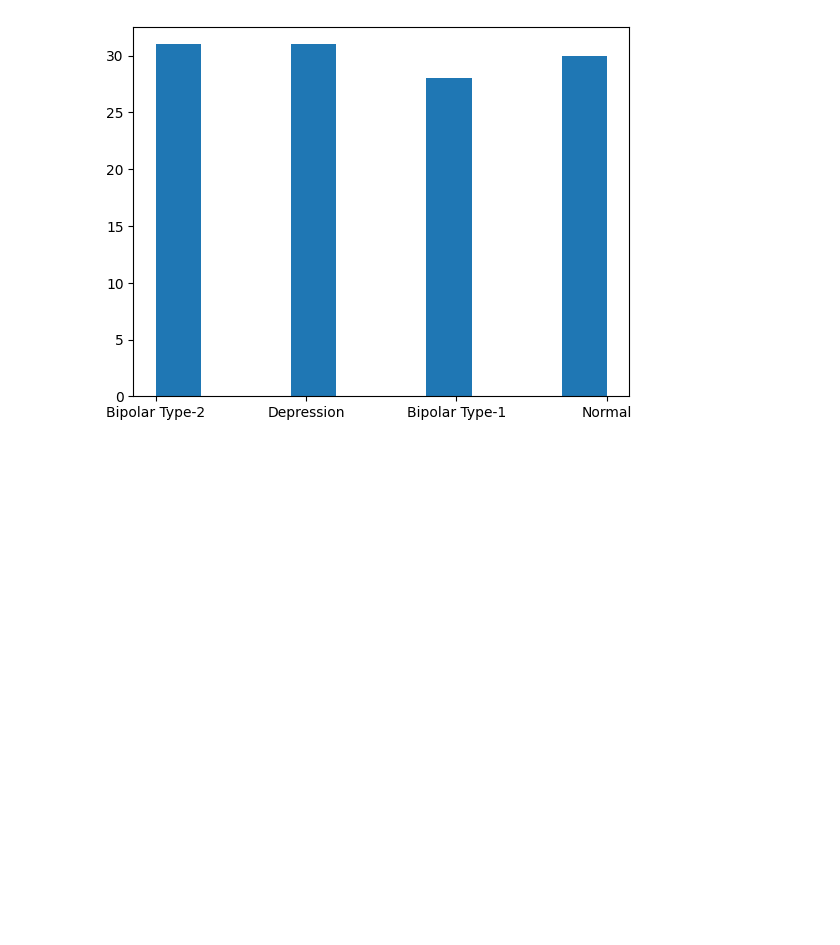
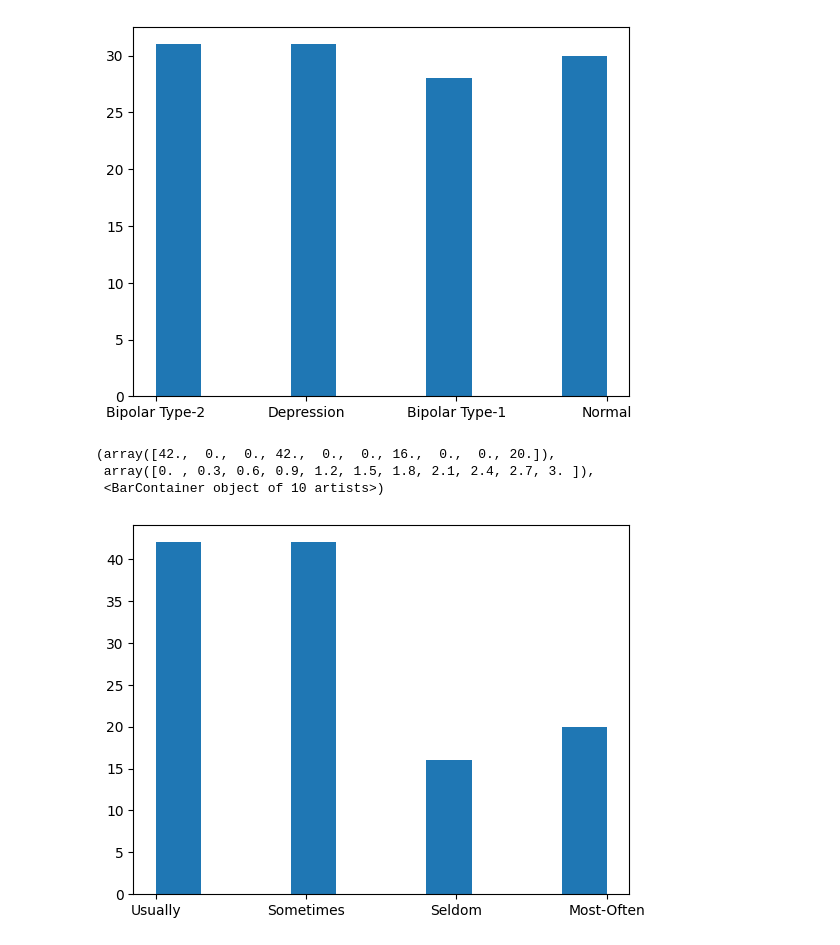
Before and after one commit to Ajver/mental-disorder-diagnosis, a Jupyter notebook: data_analysis.ipynb, the cells around one changed output. Drawn from its saved outputs; the diff is of its cells as text; code cells hidden in the pictures; blank space fills up the shorter version.

```diff
--- a/data_analysis.ipynb
+++ b/data_analysis.ipynb
@@ -42,3 +72,10 @@ plt.hist(dataset["Expert Diagnose"])
  array([0. , 0.3, 0.6, 0.9, 1.2, 1.5, 1.8, 2.1, 2.4, 2.7, 3. ]),
  <BarContainer object of 10 artists>)
 [figure]
+# %%
+plt.hist(dataset["Sadness"])
+# %% [output]
+(array([42.,  0.,  0., 42.,  0.,  0., 16.,  0.,  0., 20.]),
+ array([0. , 0.3, 0.6, 0.9, 1.2, 1.5, 1.8, 2.1, 2.4, 2.7, 3. ]),
+ <BarContainer object of 10 artists>)
+[figure, added]
```
Also changed, not shown: parts of 7 cells of this notebook.
